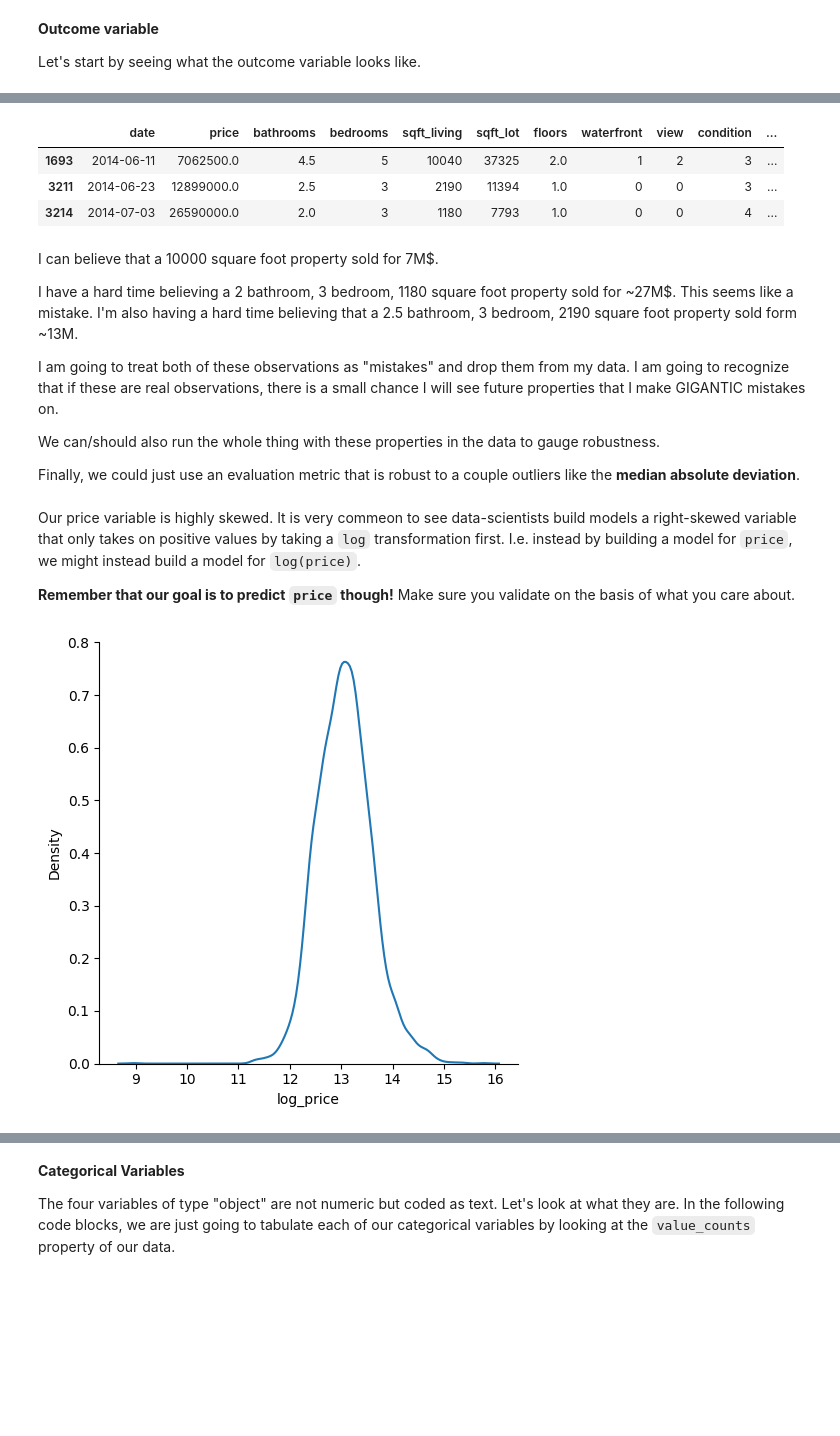
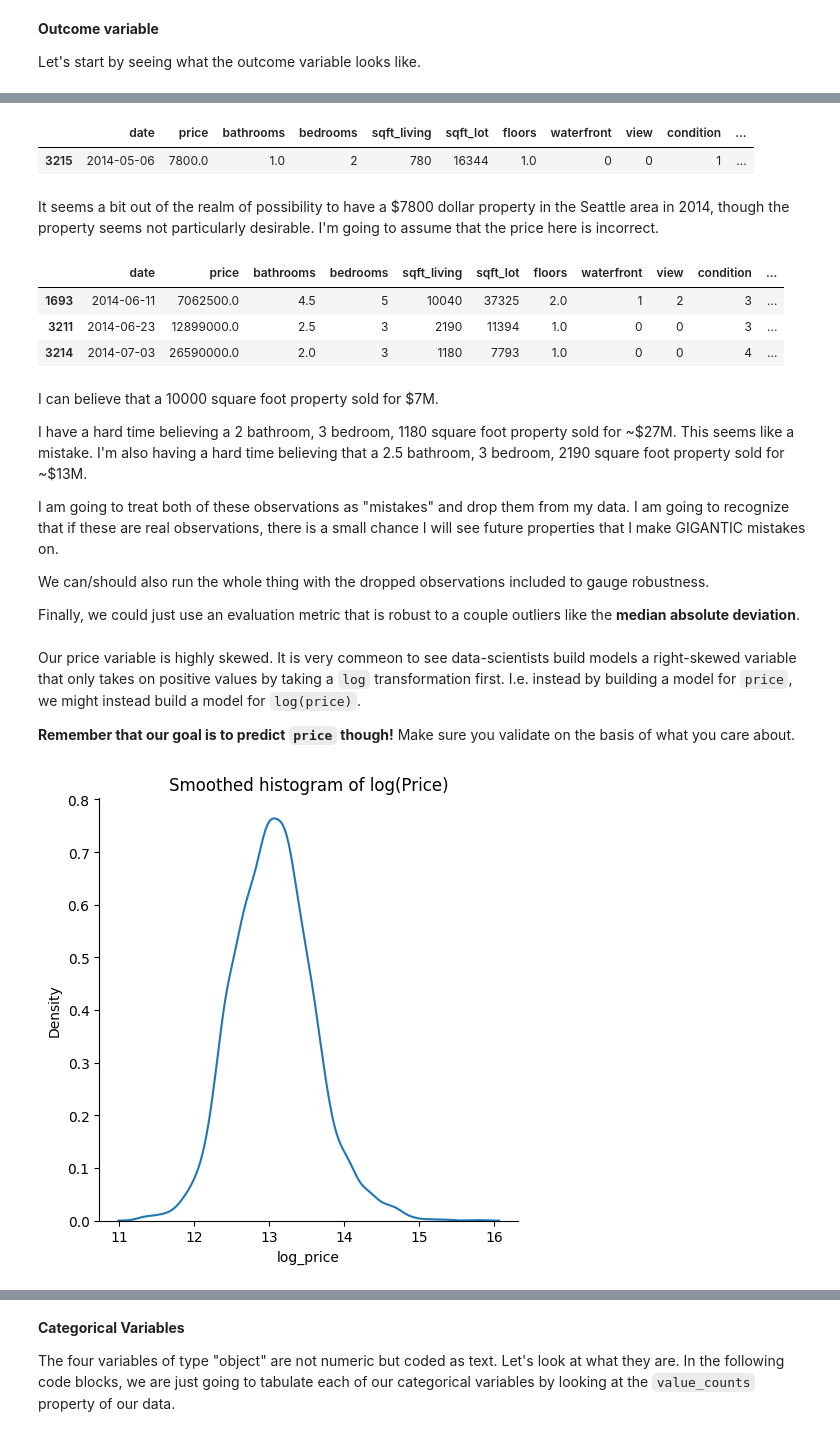
Before and after one commit to chansen776/MBA-ML-Course-Materials, a Jupyter notebook: Code/HousePriceExample1.ipynb, the cells around one changed output, grey strips where cells are left out. Drawn from its saved outputs; the diff is of its cells as text; code cells hidden in the pictures; blank space fills up the shorter version.

```diff
--- a/Code/HousePriceExample1.ipynb
+++ b/Code/HousePriceExample1.ipynb
@@ -78,3 +96,6 @@ The maximum price 2.659000e+07 = 26,590,000 seems very high. We'll look at this
+# %%
+# Drop the flagged observations
+data = data.drop(data[(data['bedrooms'] == 0) | (data['bathrooms'] == 0)].index)
 # %%
 data.dtypes
 # %% [output]
@@ -119,3 +144,11 @@ There are two observations that are probably worth another look.
+# %%
+# Let's find the observations with very low prices and see what they look like
+data[data['price'] < 50000]
+# %% [output]
+|  | date | price | bathrooms | bedrooms | sqft_living | sqft_lot | floors | waterfront | view | condition | ... |
+| 3215 | 2014-05-06 | 7800.0 | 1.0 | 2 | 780 | 16344 | 1.0 | 0 | 0 | 1 | ... |
+# %% [markdown]
+It seems a bit out of the realm of possibility to have a $7800 dollar property in the Seattle area in 2014, though the property seems not particularly desirable. I'm going to assume that the price here is incorrect.
 # %%
 # Let's find the observations with very high prices and see what they look like
 data[data['price'] > 5000000]
@@ -125,17 +158,18 @@ data[data['price'] > 5000000]
 | 3211 | 2014-06-23 | 12899000.0 | 2.5 | 3 | 2190 | 11394 | 1.0 | 0 | 0 | 3 | ... |
 | 3214 | 2014-07-03 | 26590000.0 | 2.0 | 3 | 1180 | 7793 | 1.0 | 0 | 0 | 4 | ... |
 # %% [markdown]
-I can believe that a 10000 square foot property sold for 7M$.
+I can believe that a 10000 square foot property sold for $7M.
 
-I have a hard time believing a 2 bathroom, 3 bedroom, 1180 square foot property sold for ~27M$. This seems like a mistake. I'm also having a hard time believing that a 2.5 bathroom, 3 bedroom, 2190 square foot property sold form ~13M.
+I have a hard time believing a 2 bathroom, 3 bedroom, 1180 square foot property sold for ~\$27M. This seems like a mistake. I'm also having a hard time believing that a 2.5 bathroom, 3 bedroom, 2190 square foot property sold for ~$13M.
 
 I am going to treat both of these observations as "mistakes" and drop them from my data. I am going to recognize that if these are real observations, there is a small chance I will see future properties that I make GIGANTIC mistakes on.
 
-We can/should also run the whole thing with these properties in the data to gauge robustness.
+We can/should also run the whole thing with the dropped observations included to gauge robustness.
 
 Finally, we could just use an evaluation metric that is robust to a couple outliers like the **median absolute deviation**.
 # %%
 # Drop the flagged observations
+data = data.drop(data[data['price'] < 50000].index)
 data = data.drop(data[data['price'] > 10000000].index)
 # %% [markdown]
 Our price variable is highly skewed. It is very commeon to see data-scientists build models a right-skewed variable that only takes on positive values by taking a `log` transformation first. I.e. instead by building a model for `price`, we might instead build a model for `log(price)`.
@@ -144,9 +178,10 @@ Our price variable is highly skewed. It is very commeon to see data-scientists b
 # %%
 # Create new column with the log of price
 data['log_price'] = np.log(data['price'])
 
 # Smoothed histogram of log price
 sns.displot(data=data, x='log_price', kind='kde')
+plt.title('Smoothed histogram of log(Price)')
 plt.show()
 # %% [output]
-[figure, old version]
+[figure, new version]
```
Also changed, not shown: parts of 37 cells of this notebook.
